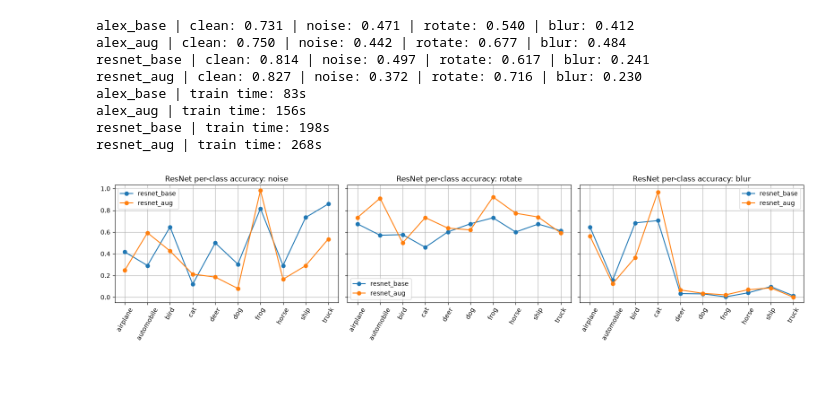
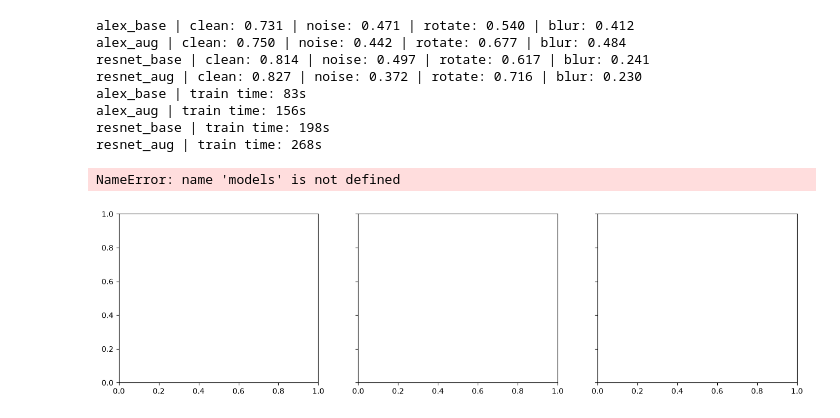
Before and after one commit to emyemy89/scalable-ml-id2223, a Jupyter notebook: lab1.ipynb, the cells around one changed output. Saved outputs shown, nothing was run; the diff lists cells and outputs as text; code cells hidden in the pictures; blank space fills up the shorter version.

```diff
--- a/lab1.ipynb
+++ b/lab1.ipynb
@@ -632,14 +632,3 @@ def make_corrupted_sets(dataset, seed=587):
 corrupted_sets = make_corrupted_sets(test_dataset)
 corrupted_loaders = {name: DataLoader(ds, batch_size=128, shuffle=False)
                      for name, ds in corrupted_sets.items()}
-# %%
-# Visualize
-fig, axes = plt.subplots(4, 6, figsize=(12, 8))
-for row, (name, ds) in enumerate(corrupted_sets.items()):
-    for col in range(6):
-        img, label = ds[col]
-        axes[row, col].imshow(img.permute(1, 2, 0))   # (C,H,W) -> (H,W,C) for matplotlib
-        axes[row, col].axis("off")
-        if col == 0:
-            axes[row, col].set_title(name, loc="left")
-plt.tight_layout(); plt.show()
@@ -725,24 +712,27 @@ resnet_aug | train time: 268s
 # %%
 #"the types of errors introduced by different transformations,"
 #Dont really understand the question, but assume what classes are most hurt by each transformation
 def per_class_acc(model, loader):
     model.eval()
     correct = torch.zeros(10); total = torch.zeros(10)
     with torch.no_grad():
         for x, y in loader:
             pred = model(x.to(device)).argmax(1).cpu()
             for c in range(10):
                 mask = (y == c)
                 correct[c] += (pred[mask] == c).sum()
                 total[c] += mask.sum()
     return (correct / total).numpy()
 
 fig, axes = plt.subplots(1, 3, figsize=(16, 4), sharey=True)
-for ax, cname in zip(axes, ["noise", "rotate", "blur"]):
-    for mname in ["resnet_base", "resnet_aug"]:
-        ax.plot(classes, per_class_acc(models[mname], corrupted_loaders[cname]), marker="o", label=mname)
-    ax.set_title(f"ResNet per-class accuracy: {cname}")
-    ax.tick_params(axis="x", rotation=60); ax.legend(); ax.grid(True)
-plt.tight_layout(); plt.show()
+for cname in ["noise", "rotate", "blur"]:
+    preds = []
+    models["resnet_base"].eval()
+    with torch.no_grad():
+        for x, y in corrupted_loaders[cname]:
+            preds.append(models["resnet_base"](x.to(device)).argmax(1).cpu())
+    counts = torch.bincount(torch.cat(preds), minlength=10)
+    print(cname, dict(zip(classes, counts.tolist())))
 # %% [output]
+NameError: name 'models' is not defined
-[figure, old version]
+[figure, new version]
```
Also changed, not shown: parts of 1 cell of this notebook.
